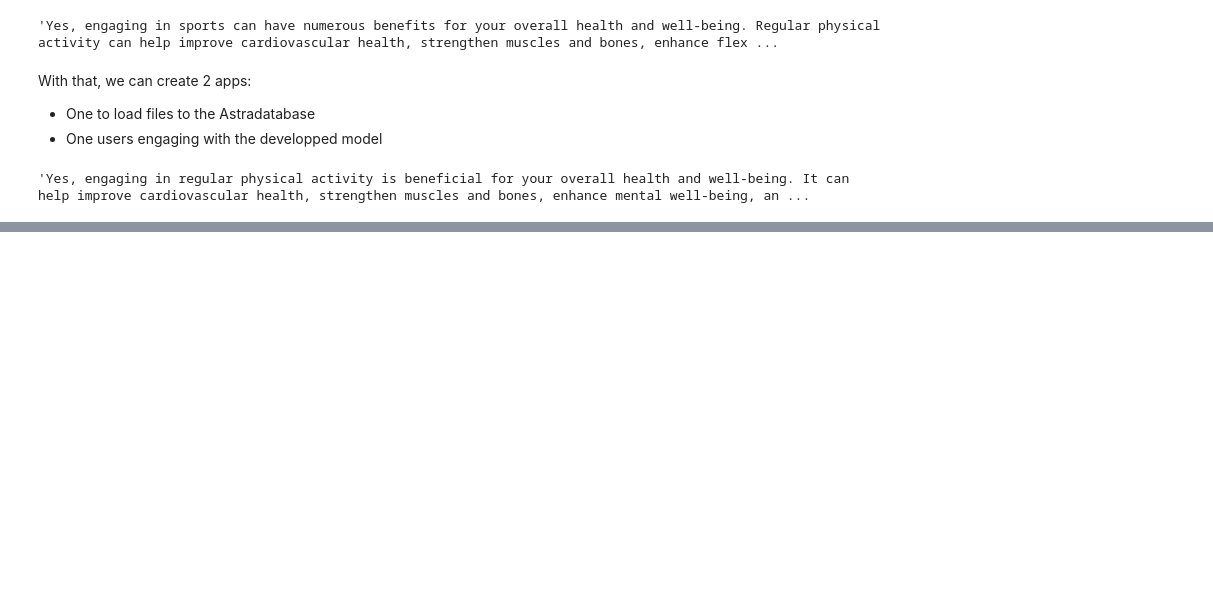
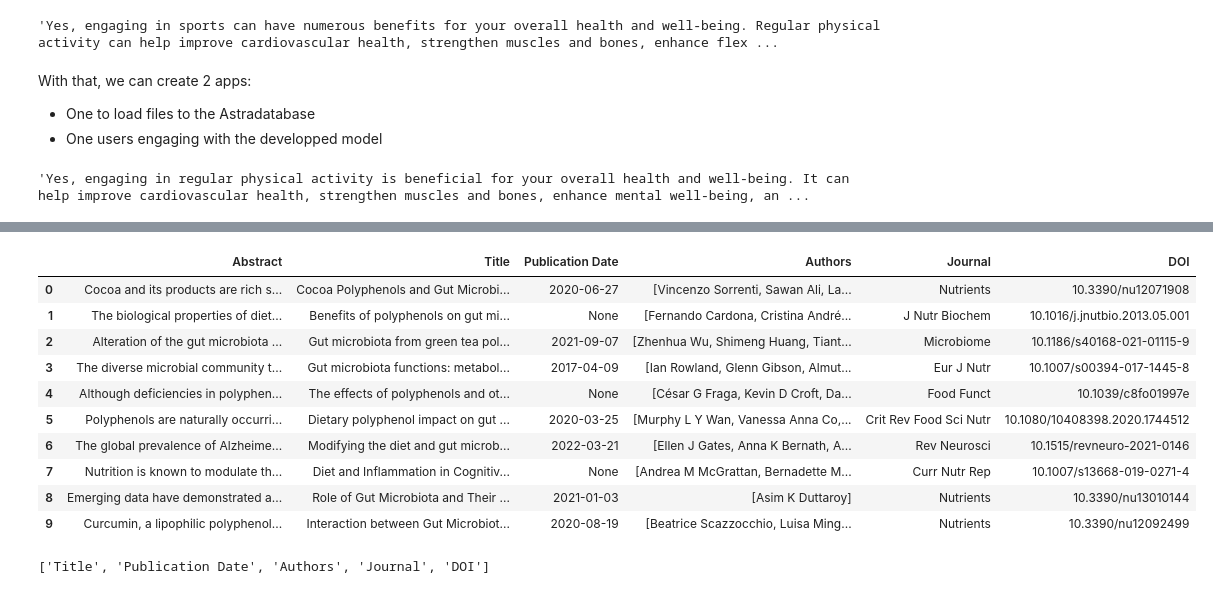
Before and after one commit to Neha05nik/nutrify, a Jupyter notebook: Developing RAG.ipynb, the cells around one changed output, grey strips where cells are left out. Cells and saved outputs as stored; diff of their text form; code cells hidden in the pictures; blank space fills up the shorter version.

```diff
--- a/Developing RAG.ipynb
+++ b/Developing RAG.ipynb
@@ -276,0 +624,22 @@ chain.invoke({"question": "Should i do some sport?"})
+# %%
+import pandas as pd
+from NCBI_retriever import perform_esearch_ids, perform_efetch_abstracts
+from langchain.text_splitter import RecursiveCharacterTextSplitter
+
+# Perform ESearch to get publication IDs
+query = 'polyphenols[mesh]+AND+microbiota[mesh]'
+publication_ids, web_key = perform_esearch_ids(query, NCBI_API_KEY, sort_by="relevance", retmax=10)
+
+# Perform EFetch for abstracts
+articles_informations = perform_efetch_abstracts(publication_ids, web_key, NCBI_API_KEY)
+
+# Create a DataFrame for better data handling
+df = pd.DataFrame(articles_informations, columns=['Abstract', 'Title', 'Publication Date', 'Authors', 'Journal', 'DOI'])
+
+# Split the abstracts into chunks
+splitter = RecursiveCharacterTextSplitter(chunk_size=1000, chunk_overlap=0)
+documents = splitter.create_documents(df['Abstract'], metadatas=df[[col for col in df.columns if col != 'Abstract']].to_dict('records'))
+document_chunks = splitter.split_documents(documents)
+
+for item in document_chunks:
+    print(item)
@@ -276,0 +664,18 @@ chain.invoke({"question": "Should i do some sport?"})
+# %%
+pd.concat([pd.DataFrame(), df])#.drop_duplicates(['Abstract'], keep='first')
+# %% [output]
+|  | Abstract | Title | Publication Date | Authors | Journal | DOI |
+| 0 | Cocoa and its products are rich s... | Cocoa Polyphenols and Gut Microbi... | 2020-06-27 | [Vincenzo Sorrenti, Sawan Ali, La... | Nutrients | 10.3390/nu12071908 |
+| 1 | The biological properties of diet... | Benefits of polyphenols on gut mi... | None | [Fernando Cardona, Cristina André... | J Nutr Biochem | 10.1016/j.jnutbio.2013.05.001 |
+| 2 | Alteration of the gut microbiota ... | Gut microbiota from green tea pol... | 2021-09-07 | [Zhenhua Wu, Shimeng Huang, Tiant... | Microbiome | 10.1186/s40168-021-01115-9 |
+| 3 | The diverse microbial community t... | Gut microbiota functions: metabol... | 2017-04-09 | [Ian Rowland, Glenn Gibson, Almut... | Eur J Nutr | 10.1007/s00394-017-1445-8 |
+| 4 | Although deficiencies in polyphen... | The effects of polyphenols and ot... | None | [César G Fraga, Kevin D Croft, Da... | Food Funct | 10.1039/c8fo01997e |
+| 5 | Polyphenols are naturally occurri... | Dietary polyphenol impact on gut ... | 2020-03-25 | [Murphy L Y Wan, Vanessa Anna Co,... | Crit Rev Food Sci Nutr | 10.1080/10408398.2020.1744512 |
+| 6 | The global prevalence of Alzheime... | Modifying the diet and gut microb... | 2022-03-21 | [Ellen J Gates, Anna K Bernath, A... | Rev Neurosci | 10.1515/revneuro-2021-0146 |
+| 7 | Nutrition is known to modulate th... | Diet and Inflammation in Cognitiv... | None | [Andrea M McGrattan, Bernadette M... | Curr Nutr Rep | 10.1007/s13668-019-0271-4 |
+| 8 | Emerging data have demonstrated a... | Role of Gut Microbiota and Their ... | 2021-01-03 | [Asim K Duttaroy] | Nutrients | 10.3390/nu13010144 |
+| 9 | Curcumin, a lipophilic polyphenol... | Interaction between Gut Microbiot... | 2020-08-19 | [Beatrice Scazzocchio, Luisa Ming... | Nutrients | 10.3390/nu12092499 |
+# %%
+[col for col in df.columns if col != 'Abstract']
+# %% [output]
+['Title', 'Publication Date', 'Authors', 'Journal', 'DOI']
```
Also changed, not shown: parts of 19 cells of this notebook, 3 other files.
